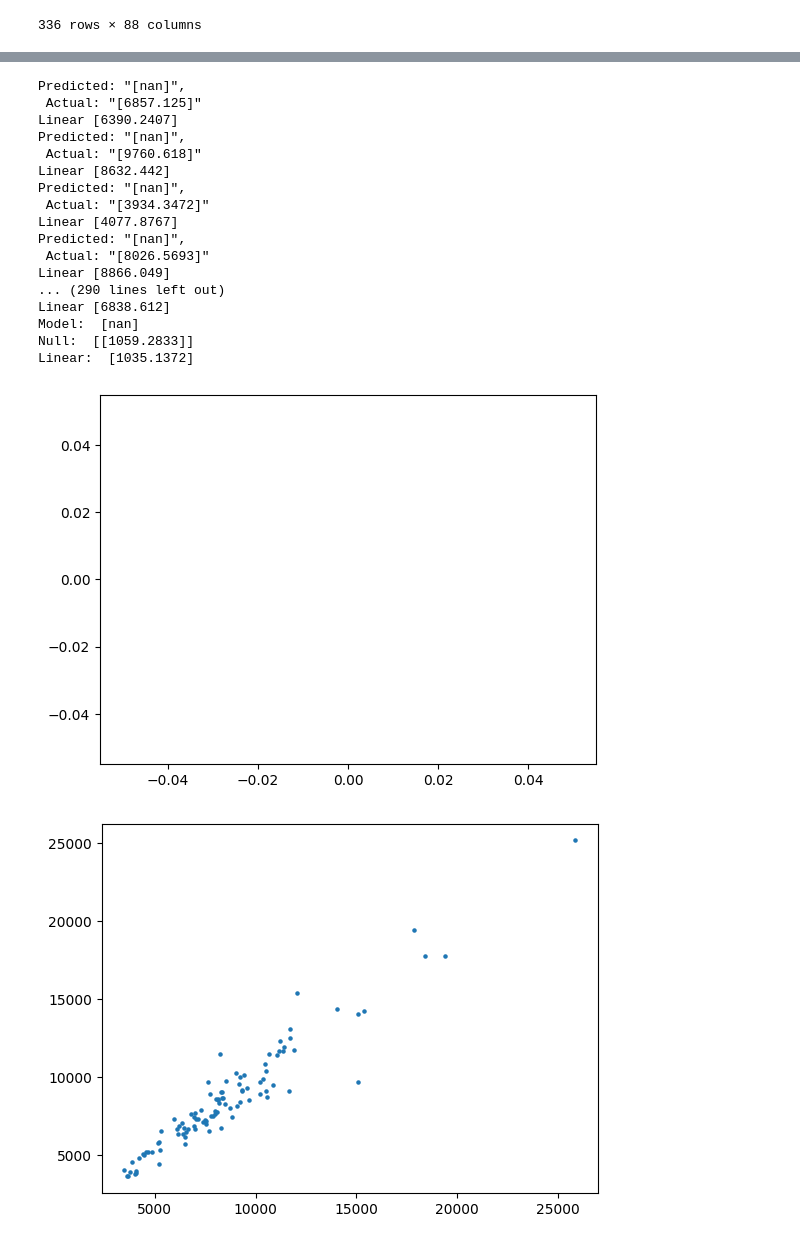
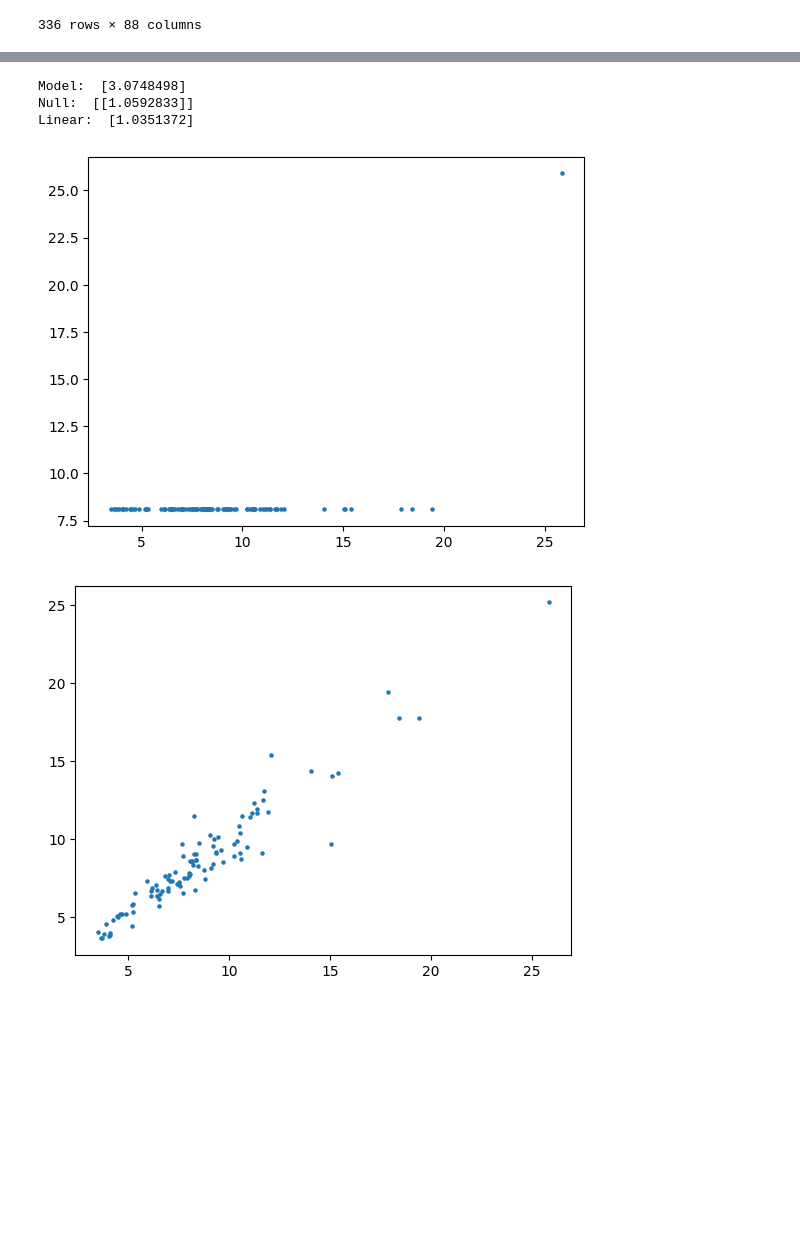
Before and after one commit to khangluong2004/COMP20008_Assignment2, a Jupyter notebook: khang/nn.ipynb, the cells around one changed output, grey strips where cells are left out. Saved outputs shown, nothing was run; the diff lists cells and outputs as text; code cells hidden in the pictures; blank space fills up the shorter version.

```diff
--- a/khang/nn.ipynb
+++ b/khang/nn.ipynb
@@ -99,6 +99,12 @@ crime_idx = new.columns.get_loc('crime')
 last_idx = new.columns.get_loc('last_crime')
 
 print(crime_idx, last_idx)
+
+print(np.sum(new.isna().sum()))
+print(np.mean((new["last_crime"] - new["crime"])**2))
+
+new['crime'] /= 1000
+
 new
 # %% [output]
 60 56
@@ -130,6 +138,19 @@ train_x = train_data.drop('crime', axis=1).values
 
 test_y = test_data['crime'].values
 test_x = test_data.drop('crime', axis=1).values
+
+scaler_x = MinMaxScaler(feature_range=(0,1))
+scaler_x.fit(train_x)
+# scaler_y.fit(train_y.reshape(-1, 1))
+
+train_x = scaler_x.transform(train_x)
+# train_y = scaler_y.transform(train_y.reshape(-1, 1))
+train_y = train_y
+
+
+test_y = test_y
+# test_y = scaler_y.transform(test_y.reshape(-1, 1))
+test_x = scaler_x.transform(test_x)
 
 print(train_x.shape, train_y.shape)
 print(test_x.shape, test_y.shape)
@@ -180,7 +201,6 @@ class NeuralNetwork(nn.Module):
         return logits
 
 model = NeuralNetwork().to(device)
-print(model)
 # %% [output]
 (235, 60) (235,)
 (101, 60) (101,)
@@ -227,24 +241,22 @@ def test(dataloader, model, loss_fn):
     num_batches = len(dataloader)
     model.eval()
     test_loss = 0
-    null_loss = 0
     with torch.no_grad():
         for X, y in dataloader:
             X, y = X.to(device), y.to(device)
             pred = model(X)
             test_loss += loss_fn(pred, y).item()
-            null_loss += np.mean((np.array(X[:, last_idx]) - np.array(y)) ** 2)
+            # print(np.array(X[:, last_idx]))
+            # print((np.array(X[:, last_idx]) - np.array(y)))
 
     test_loss /= num_batches
-    null_loss /= num_batches
     print(f"Avg loss: {test_loss:>8f} \n")
-    print(f"Null loss: {null_loss:>8f} \n")
 # %%
 import copy
 import warnings
 warnings.filterwarnings('ignore')
 
-epochs = 10
+epochs = 1000
 for t in range(epochs):
     # print(f"Epoch {t+1}\n-------------------------------")
     model.train()
@@ -296,53 +308,39 @@ with torch.no_grad():
         pred = pred.detach().cpu().numpy()
 
         x = x.detach().cpu().numpy()
         out = np.hstack((x[:,56:], pred.reshape(-1,1)))
         pred = out[:, crime_idx - 56]
 
-        predNull = x[:, last_idx].reshape(-1,1)
+        predNull = scaler_x.inverse_transform(x)[:, last_idx].reshape(-1,1)/1e3
 
-        predLinear = b + m * x[:, last_idx]
+        predLinear = b + m * scaler_x.inverse_transform(x)[:, last_idx]
 
 
-        print(f'Predicted: "{pred}",\n Actual: "{crime}"')
-        print("Linear", predLinear)
+        # print(f'Predicted: "{pred}",\n Actual: "{crime}"')
+        # print("Linear", predLinear)
 
         mse += (pred - crime) ** 2
         mseNull += (predNull - crime)**2
         mseLinear += (predLinear - crime)**2
 
         predNulls.append(predNull)
         predCrimes.append(pred)
         actual.append(crime)
 
     print("Model: ", np.sqrt(mse/i))
     print("Null: ", np.sqrt(mseNull/i))
     print("Linear: ", np.sqrt(mseLinear/i))
 
 plt.figure()
 plt.scatter(predNulls, predCrimes, s= 5)
 plt.show()
 
 plt.figure()
 plt.scatter(predNulls, actual, s=5)
 plt.show()
 # %% [output]
-Predicted: "[nan]",
- Actual: "[6857.125]"
-Linear [6390.2407]
-Predicted: "[nan]",
- Actual: "[9760.618]"
-Linear [8632.442]
-Predicted: "[nan]",
- Actual: "[3934.3472]"
-Linear [4077.8767]
-Predicted: "[nan]",
- Actual: "[8026.5693]"
-Linear [8866.049]
-... (290 lines left out)
-Linear [6838.612]
-Model:  [nan]
-Null:  [[1059.2833]]
-Linear:  [1035.1372]
+Model:  [3.0748498]
+Null:  [[1.0592833]]
+Linear:  [1.0351372]
-[figure, old version]
+[figure, new version]
-[figure, old version]
+[figure, new version]
```
Also changed, not shown: parts of 3 cells of this notebook.
